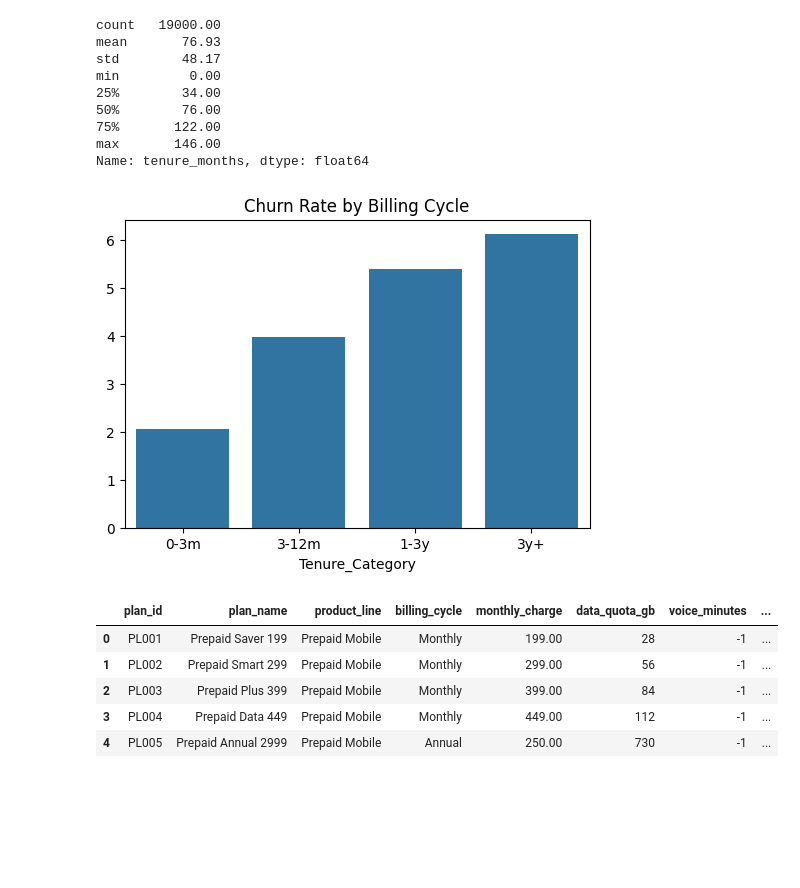
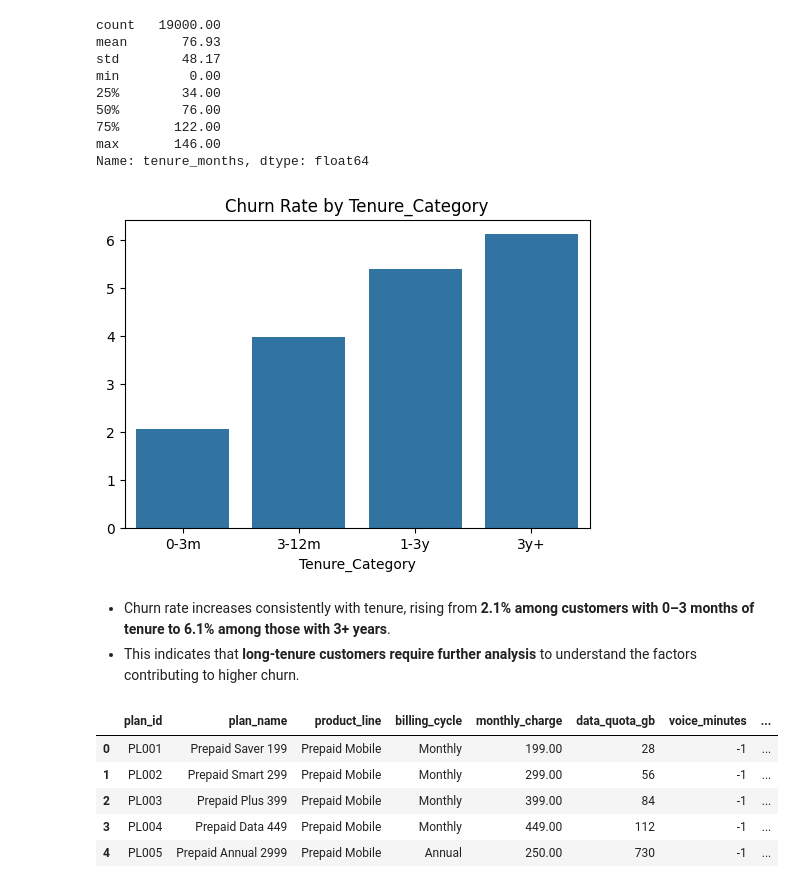
Before and after one commit to KishoreAIML/-NexaTel-Customer-Churn-Analytics-Project, a Jupyter notebook: notebooks/Phase2_EDA_Kishore_Tirumani.ipynb, the cells around one changed output. Cells and saved outputs as stored; diff of their text form; code cells hidden in the pictures; blank space fills up the shorter version.

```diff
--- a/notebooks/Phase2_EDA_Kishore_Tirumani.ipynb
+++ b/notebooks/Phase2_EDA_Kishore_Tirumani.ipynb
@@ -121,18 +130,22 @@ Name: tenure_months, dtype: float64
 # %%
 customers_cp = customers_data.copy()
 bin_labels = ["0-3m", "3-12m", "1-3y", "3y+"]
 bin_edges = [0,3,12,36,146]
 customers_cp["Tenure_Category"] = pd.cut(customers_cp["tenure_months"], bins = bin_edges, labels = bin_labels)
 total_customers = len(customers_cp)
 customers_cp_chorned = customers_cp[customers_cp["customer_status"] == "Churned"]
 group_customers_cp_chorned = customers_cp_chorned.groupby("Tenure_Category")["customer_id"].count()
 chrun_rate = 100 * group_customers_cp_chorned / total_customers
 plt.figure(figsize = (6,4))
 sns.barplot(x = chrun_rate.index, y = chrun_rate.values)
-plt.title("Churn Rate by Billing Cycle")
+plt.title("Churn Rate by Tenure_Category")
+plt.savefig("Churn Rate by Tenure_Category.png", dpi = 300, bbox_inches  = "tight", facecolor = "lightgray")
 plt.show()
 # %% [output]
-[figure, old version]
+[figure, new version]
+# %% [markdown]
+- Churn rate increases consistently with tenure, rising from **2.1% among customers with 0–3 months of tenure to 6.1% among those with 3+ years**.
+- This indicates that **long-tenure customers require further analysis** to understand the factors contributing to higher churn.
 # %%
 complaints_data = pd.read_sql_query(
     """
```
Also changed, not shown: parts of 19 cells of this notebook, 20 other files.
